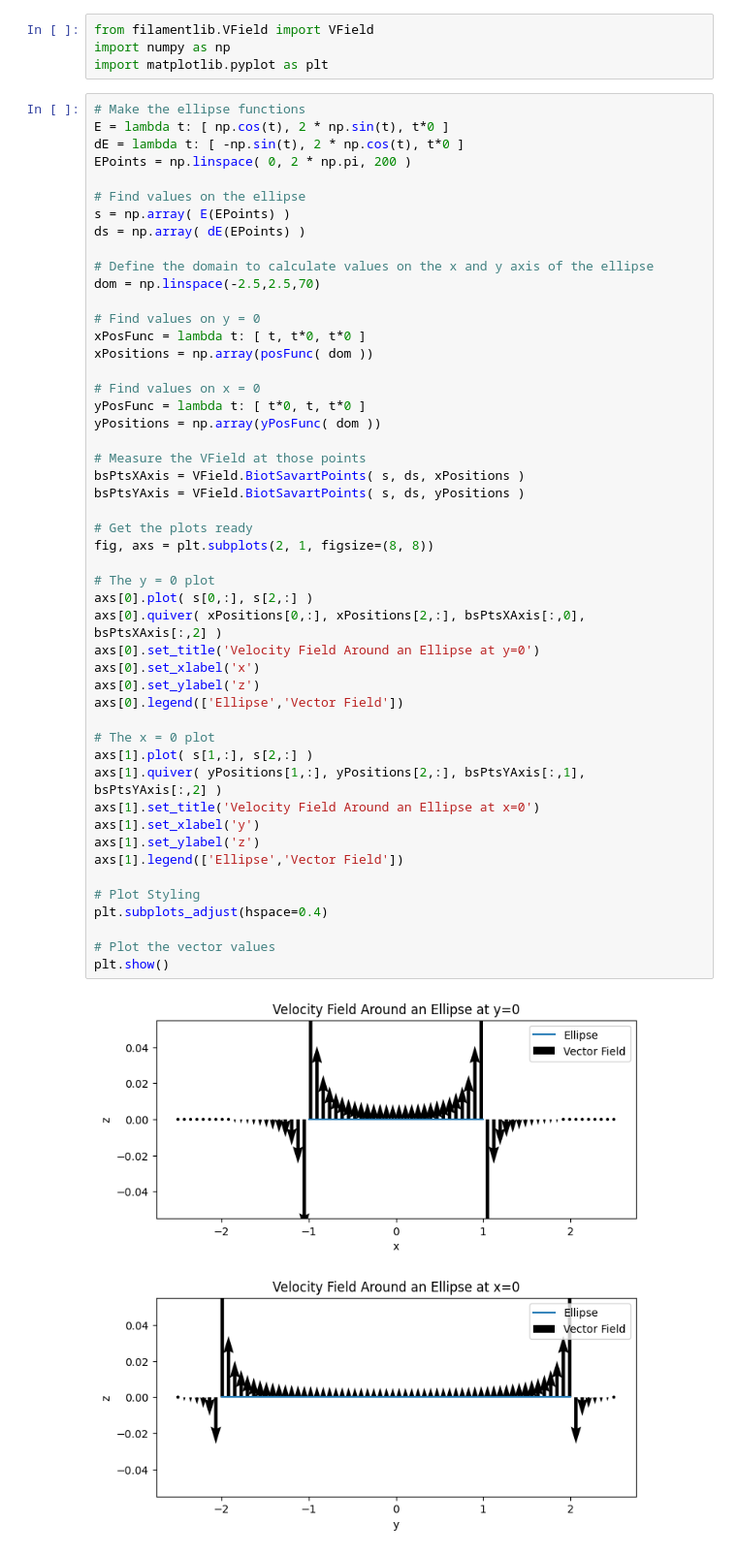
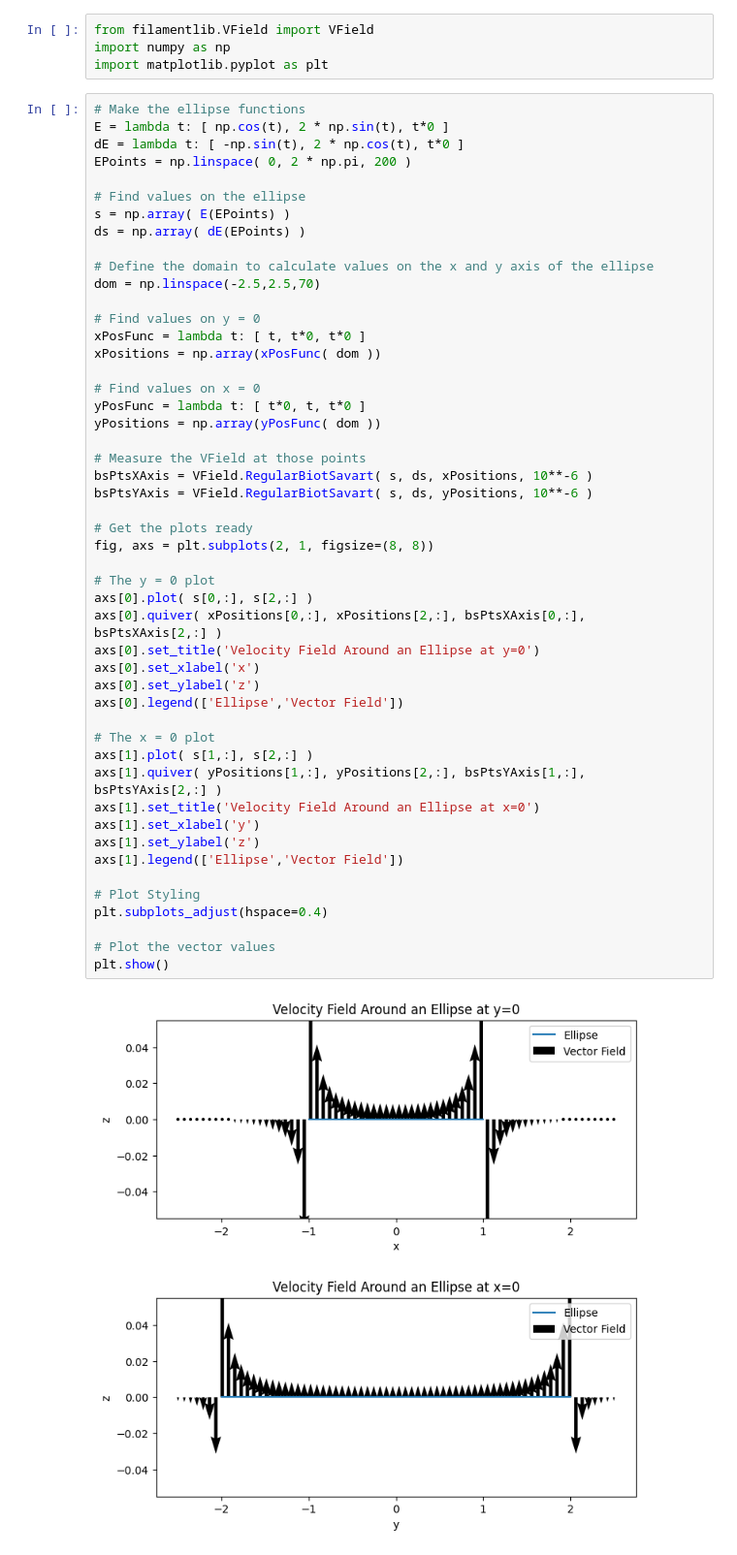
Before and after one commit to dkrawciw/Vortex_Filament_Python, a Jupyter notebook: testShapes.ipynb, the cells around one changed output. Shown: that part at 97% size. Saved outputs shown, nothing was run; the diff lists cells and outputs as text.

```diff
--- a/testShapes.ipynb
+++ b/testShapes.ipynb
@@ -115,39 +92,39 @@ dom = np.linspace(-2.5,2.5,70)
 
 # Find values on y = 0
 xPosFunc = lambda t: [ t, t*0, t*0 ]
-xPositions = np.array(posFunc( dom ))
+xPositions = np.array(xPosFunc( dom ))
 
 # Find values on x = 0
 yPosFunc = lambda t: [ t*0, t, t*0 ]
 yPositions = np.array(yPosFunc( dom ))
 
 # Measure the VField at those points
-bsPtsXAxis = VField.BiotSavartPoints( s, ds, xPositions )
-bsPtsYAxis = VField.BiotSavartPoints( s, ds, yPositions )
+bsPtsXAxis = VField.RegularBiotSavart( s, ds, xPositions, 10**-6 )
+bsPtsYAxis = VField.RegularBiotSavart( s, ds, yPositions, 10**-6 )
 
 # Get the plots ready
 fig, axs = plt.subplots(2, 1, figsize=(8, 8))
 
 # The y = 0 plot
 axs[0].plot( s[0,:], s[2,:] )
-axs[0].quiver( xPositions[0,:], xPositions[2,:], bsPtsXAxis[:,0], bsPtsXAxis[:,2] )
+axs[0].quiver( xPositions[0,:], xPositions[2,:], bsPtsXAxis[0,:], bsPtsXAxis[2,:] )
 axs[0].set_title('Velocity Field Around an Ellipse at y=0')
 axs[0].set_xlabel('x')
 axs[0].set_ylabel('z')
 axs[0].legend(['Ellipse','Vector Field'])
 
 # The x = 0 plot
 axs[1].plot( s[1,:], s[2,:] )
-axs[1].quiver( yPositions[1,:], yPositions[2,:], bsPtsYAxis[:,1], bsPtsYAxis[:,2] )
+axs[1].quiver( yPositions[1,:], yPositions[2,:], bsPtsYAxis[1,:], bsPtsYAxis[2,:] )
 axs[1].set_title('Velocity Field Around an Ellipse at x=0')
 axs[1].set_xlabel('y')
 axs[1].set_ylabel('z')
 axs[1].legend(['Ellipse','Vector Field'])
 
 # Plot Styling
 plt.subplots_adjust(hspace=0.4)
 
 # Plot the vector values
 plt.show()
 # %% [output]
-[figure, old version]
+[figure, new version]
```
Also changed, not shown: parts of 11 cells of this notebook, 1 other file.
